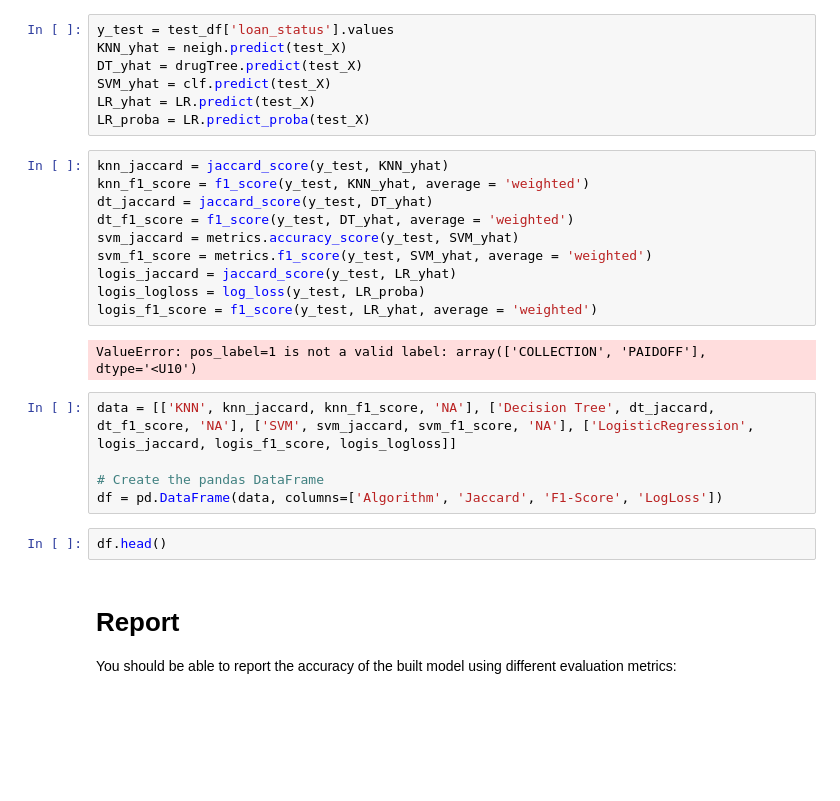
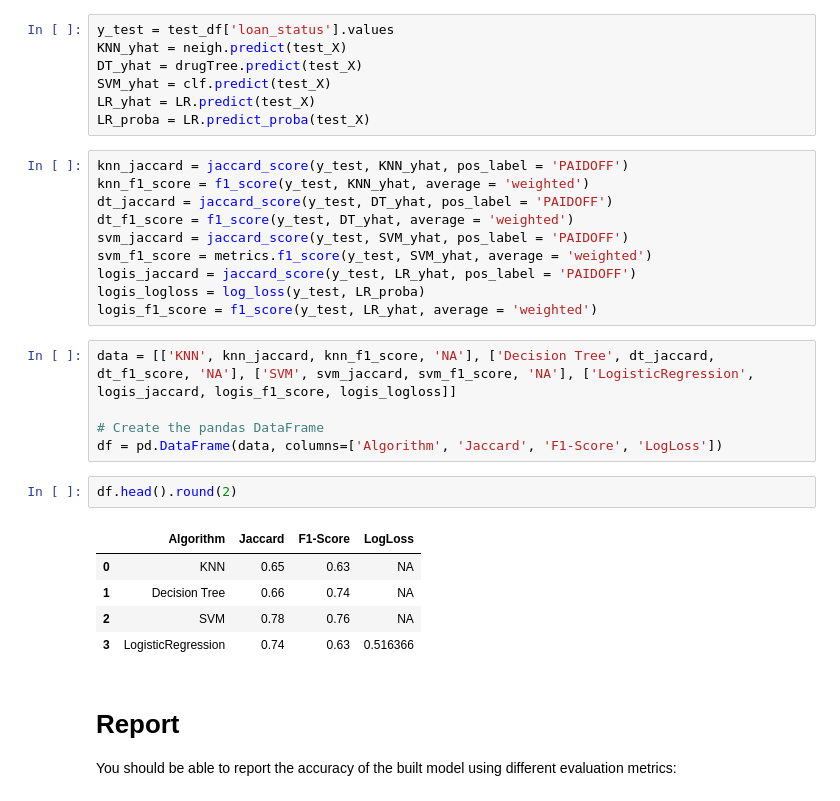
Before and after one commit to pbrazval/IBM-Data-Science-Specialization, a Jupyter notebook: Proj Loan File3.ipynb, the cells around one changed output. Drawn from its saved outputs; the diff is of its cells as text; blank space fills up the shorter version.

```diff
--- a/Proj Loan File3.ipynb
+++ b/Proj Loan File3.ipynb
@@ -426,24 +426,28 @@ SVM_yhat = clf.predict(test_X)
 LR_yhat = LR.predict(test_X)
 LR_proba = LR.predict_proba(test_X)
 # %%
-knn_jaccard = jaccard_score(y_test, KNN_yhat)
+knn_jaccard = jaccard_score(y_test, KNN_yhat, pos_label = 'PAIDOFF')
 knn_f1_score = f1_score(y_test, KNN_yhat, average = 'weighted')
-dt_jaccard = jaccard_score(y_test, DT_yhat)
+dt_jaccard = jaccard_score(y_test, DT_yhat, pos_label = 'PAIDOFF')
 dt_f1_score = f1_score(y_test, DT_yhat, average = 'weighted')
-svm_jaccard = metrics.accuracy_score(y_test, SVM_yhat)
+svm_jaccard = jaccard_score(y_test, SVM_yhat, pos_label = 'PAIDOFF')
 svm_f1_score = metrics.f1_score(y_test, SVM_yhat, average = 'weighted')
-logis_jaccard = jaccard_score(y_test, LR_yhat)
+logis_jaccard = jaccard_score(y_test, LR_yhat, pos_label = 'PAIDOFF')
 logis_logloss = log_loss(y_test, LR_proba)
 logis_f1_score = f1_score(y_test, LR_yhat, average = 'weighted')
-# %% [output]
-ValueError: pos_label=1 is not a valid label: array(['COLLECTION', 'PAIDOFF'], dtype='<U10')
 # %%
 data = [['KNN', knn_jaccard, knn_f1_score, 'NA'], ['Decision Tree', dt_jaccard, dt_f1_score, 'NA'], ['SVM', svm_jaccard, svm_f1_score, 'NA'], ['LogisticRegression', logis_jaccard, logis_f1_score, logis_logloss]]
 
 # Create the pandas DataFrame
 df = pd.DataFrame(data, columns=['Algorithm', 'Jaccard', 'F1-Score', 'LogLoss'])
 # %%
-df.head()
+df.head().round(2)
+# %% [output]
+|  | Algorithm | Jaccard | F1-Score | LogLoss |
+| 0 | KNN | 0.65 | 0.63 | NA |
+| 1 | Decision Tree | 0.66 | 0.74 | NA |
+| 2 | SVM | 0.78 | 0.76 | NA |
+| 3 | LogisticRegression | 0.74 | 0.63 | 0.516366 |
 # %% [markdown]
 # Report
 
```
Also changed, not shown: parts of 3 cells of this notebook.
